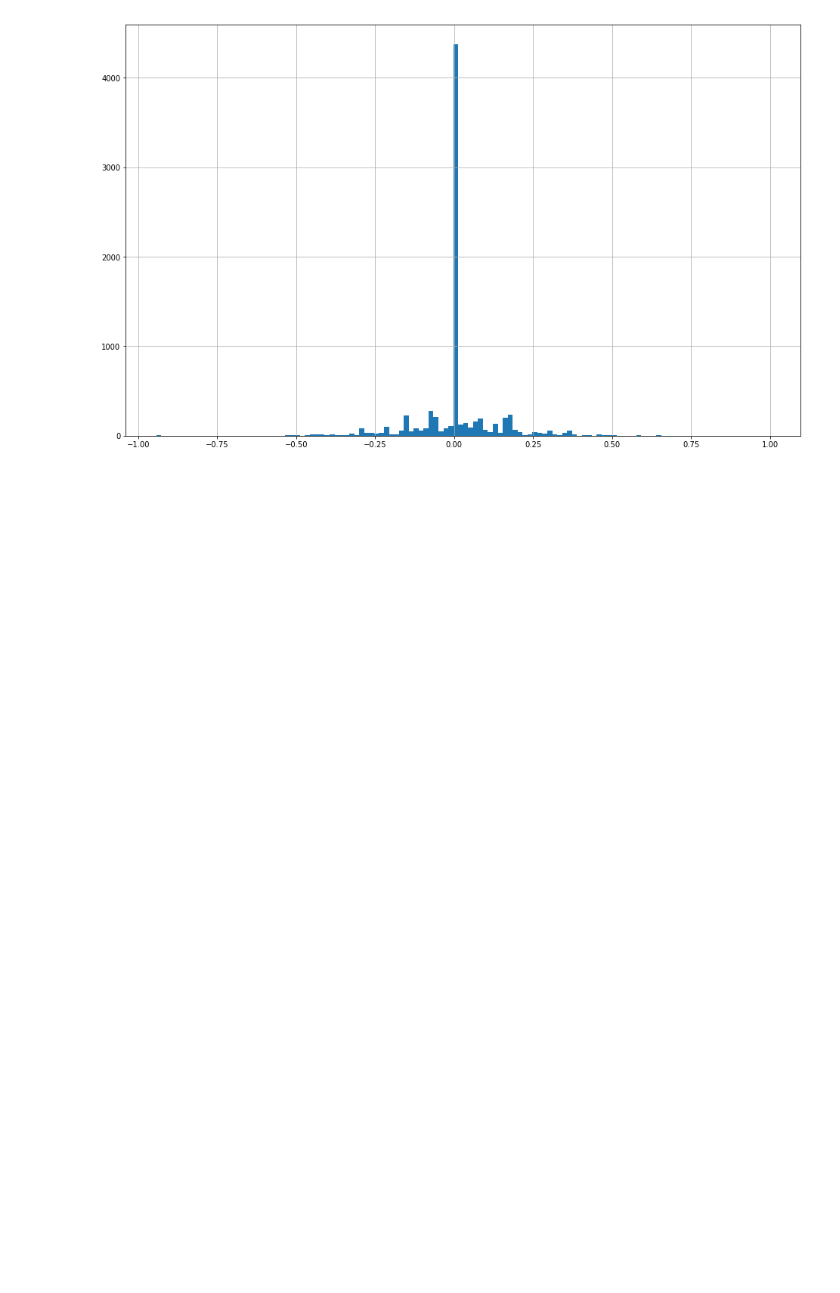
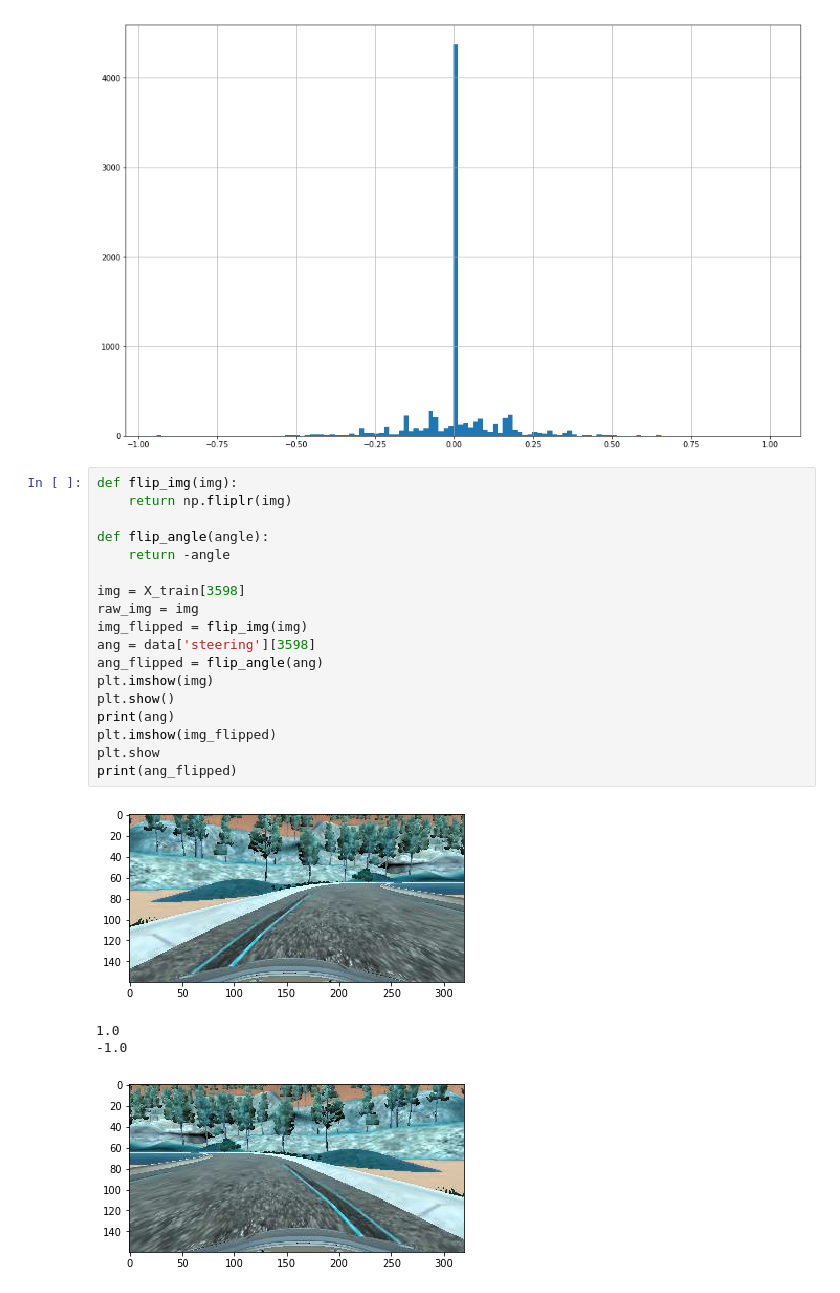
Before and after one commit to cyrano5614/CarND-Behavioral-Cloning-P3, a Jupyter notebook: data_explore.ipynb, the cells around one changed output. Saved outputs shown, nothing was run; the diff lists cells and outputs as text; blank space fills up the shorter version.

```diff
--- a/data_explore.ipynb
+++ b/data_explore.ipynb
@@ -149,3 +149,26 @@ data['steering'].hist(bins = len(np.unique(data['steering'])))
 plt.show()
 # %% [output]
 [figure]
+# %%
+def flip_img(img):
+    return np.fliplr(img)
+
+def flip_angle(angle):
+    return -angle
+
+img = X_train[3598]
+raw_img = img
+img_flipped = flip_img(img)
+ang = data['steering'][3598]
+ang_flipped = flip_angle(ang)
+plt.imshow(img)
+plt.show()
+print(ang)
+plt.imshow(img_flipped)
+plt.show
+print(ang_flipped)
+# %% [output]
+[figure, added]
+1.0
+-1.0
+[figure, added]
```
Also changed, not shown: parts of 13 cells of this notebook, 1 other file.
